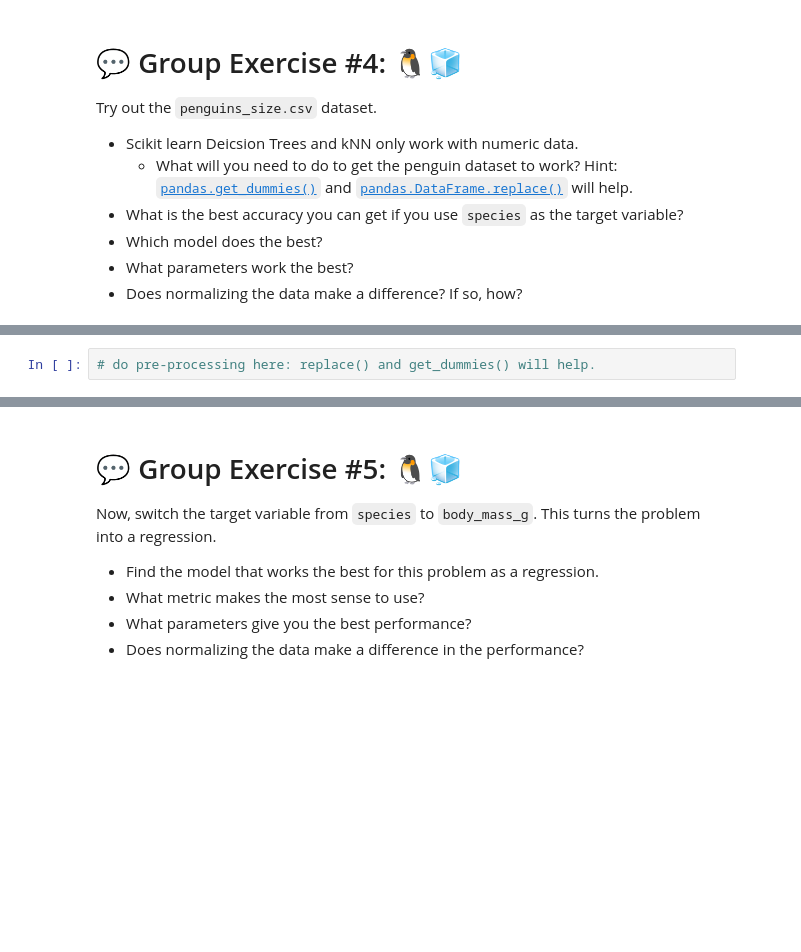
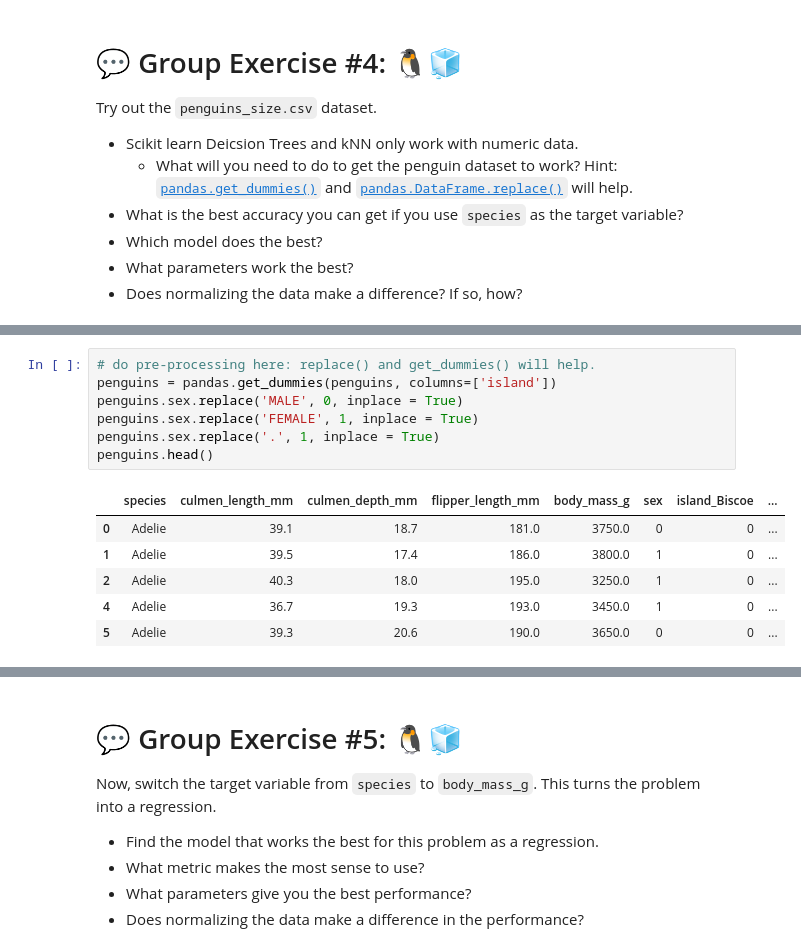
Before and after one commit to Nathan499/CS-167, a Jupyter notebook: Day11_Scikit_Learn_Practice.ipynb, the cells around one changed output, grey strips where cells are left out. Drawn from its saved outputs; the diff is of its cells as text; blank space fills up the shorter version.

```diff
--- a/Day11_Scikit_Learn_Practice.ipynb
+++ b/Day11_Scikit_Learn_Practice.ipynb
@@ -418,5 +429,17 @@ penguins.head()
-# %%
-# do pre-processing here: replace() and get_dummies() will help.
+# %%
+# do pre-processing here: replace() and get_dummies() will help.
+penguins = pandas.get_dummies(penguins, columns=['island'])
+penguins.sex.replace('MALE', 0, inplace = True)
+penguins.sex.replace('FEMALE', 1, inplace = True)
+penguins.sex.replace('.', 1, inplace = True)
+penguins.head()
+# %% [output]
+|  | species | culmen_length_mm | culmen_depth_mm | flipper_length_mm | body_mass_g | sex | island_Biscoe | ... |
+| 0 | Adelie | 39.1 | 18.7 | 181.0 | 3750.0 | 0 | 0 | ... |
+| 1 | Adelie | 39.5 | 17.4 | 186.0 | 3800.0 | 1 | 0 | ... |
+| 2 | Adelie | 40.3 | 18.0 | 195.0 | 3250.0 | 1 | 0 | ... |
+| 4 | Adelie | 36.7 | 19.3 | 193.0 | 3450.0 | 1 | 0 | ... |
+| 5 | Adelie | 39.3 | 20.6 | 190.0 | 3650.0 | 0 | 0 | ... |
 # %%
 # train_test_split
 target= 'species'
```
Also changed, not shown: parts of 9 cells of this notebook.
